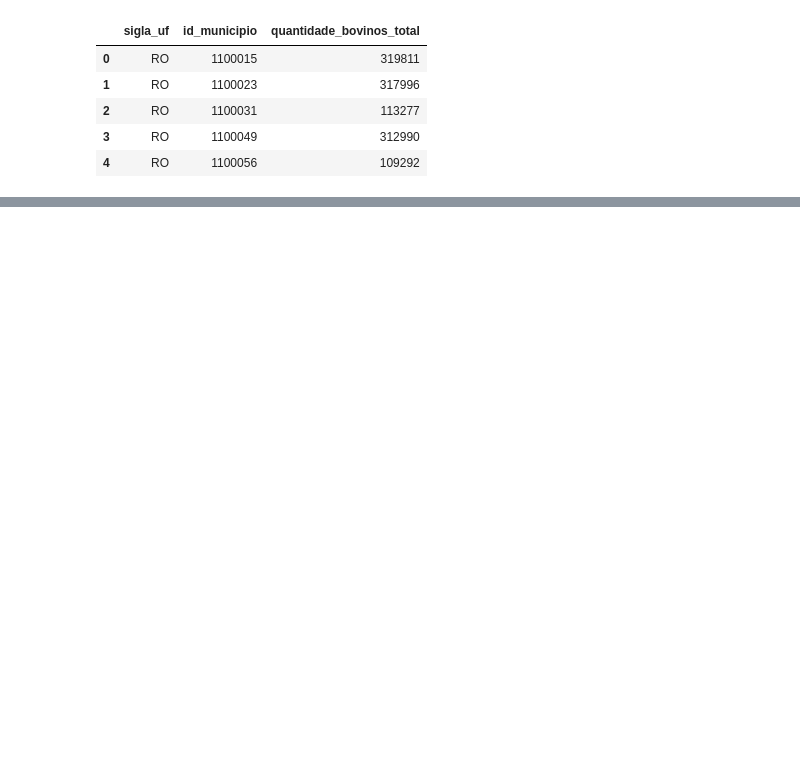
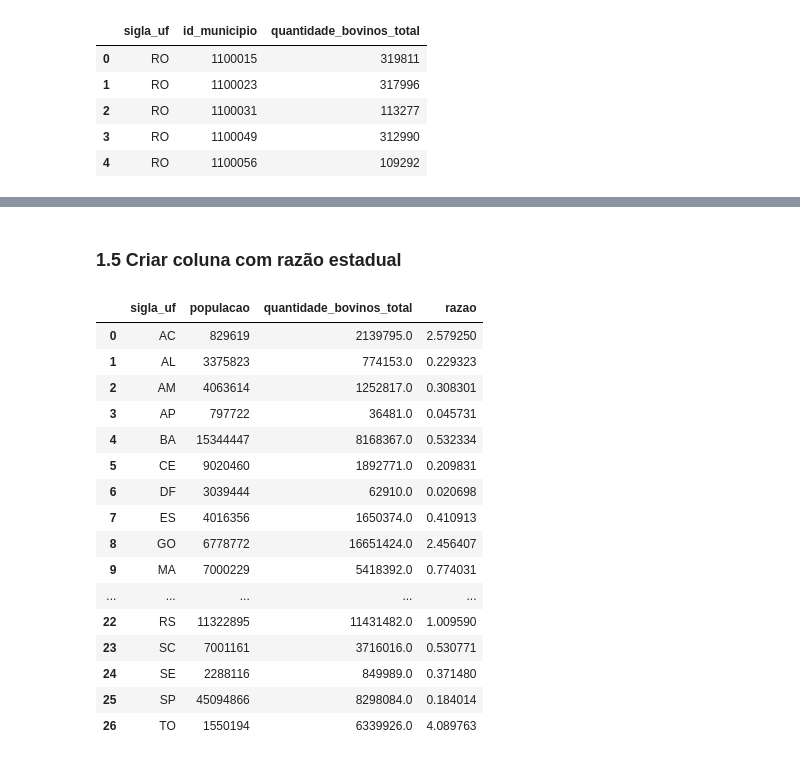
Before and after one commit to Data-Aqa/marketing, a Jupyter notebook: CuriosiDados/rebanhos_vs_populacao/rebanhos_vs_pop.ipynb, the cells around one changed output, grey strips where cells are left out. Cells and saved outputs as stored; diff of their text form; code cells hidden in the pictures; blank space fills up the shorter version.

```diff
--- a/CuriosiDados/rebanhos_vs_populacao/rebanhos_vs_pop.ipynb
+++ b/CuriosiDados/rebanhos_vs_populacao/rebanhos_vs_pop.ipynb
@@ -25,0 +110,3 @@ reb.head()
+# %%
+# .fillna() (assumir quantidade de bovinos = 0)
+df['quantidade_bovinos_total'] = df['quantidade_bovinos_total'].fillna(0)
@@ -25,0 +131,10 @@ reb.head()
+# %%
+# .groupby()
+df_agrupado = df.groupby('sigla_uf_x')[['populacao', 'quantidade_bovinos_total']].sum()
+# %%
+# Tranformando índice em coluna e renomeando
+# .reset_index()
+df_agrupado = df_agrupado.reset_index()
+
+# .rename()
+df_agrupado = df_agrupado.rename(columns = {'sigla_uf_x':'sigla_uf'})
@@ -25,0 +150,2 @@ reb.head()
+# %% [markdown]
+### 1.5 Criar coluna com razão estadual
@@ -25,0 +154,20 @@ reb.head()
+# %%
+df_agrupado
+# %% [output]
+|  | sigla_uf | populacao | quantidade_bovinos_total | razao |
+| 0 | AC | 829619 | 2139795.0 | 2.579250 |
+| 1 | AL | 3375823 | 774153.0 | 0.229323 |
+| 2 | AM | 4063614 | 1252817.0 | 0.308301 |
+| 3 | AP | 797722 | 36481.0 | 0.045731 |
+| 4 | BA | 15344447 | 8168367.0 | 0.532334 |
+| 5 | CE | 9020460 | 1892771.0 | 0.209831 |
+| 6 | DF | 3039444 | 62910.0 | 0.020698 |
+| 7 | ES | 4016356 | 1650374.0 | 0.410913 |
+| 8 | GO | 6778772 | 16651424.0 | 2.456407 |
+| 9 | MA | 7000229 | 5418392.0 | 0.774031 |
+| ... | ... | ... | ... | ... |
+| 22 | RS | 11322895 | 11431482.0 | 1.009590 |
+| 23 | SC | 7001161 | 3716016.0 | 0.530771 |
+| 24 | SE | 2288116 | 849989.0 | 0.371480 |
+| 25 | SP | 45094866 | 8298084.0 | 0.184014 |
+| 26 | TO | 1550194 | 6339926.0 | 4.089763 |
```
Also changed, not shown: parts of 33 cells of this notebook, 1 other file.
